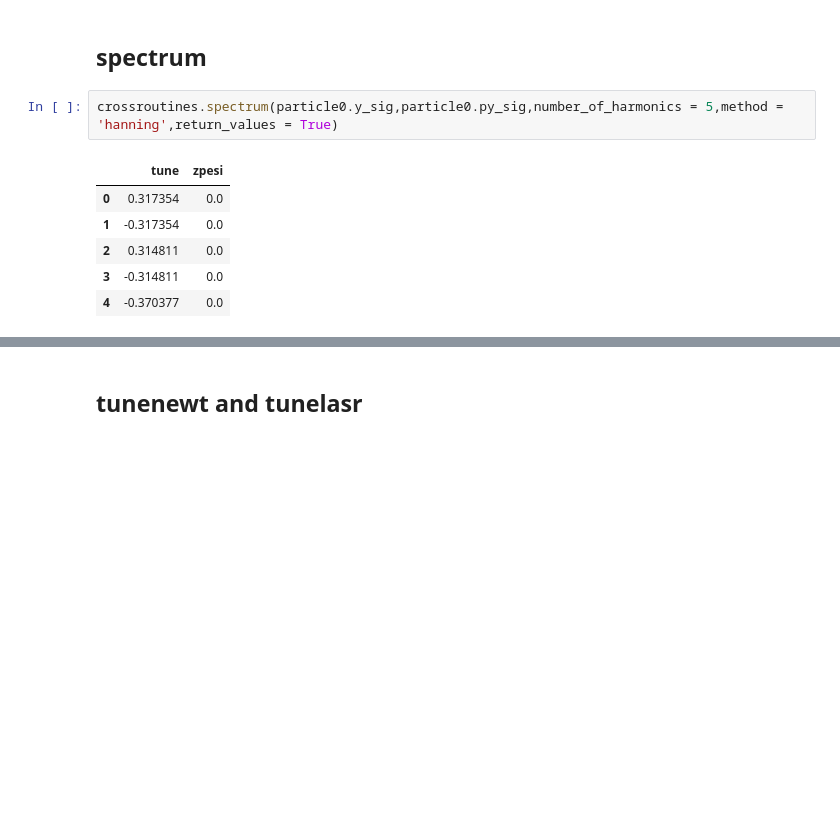
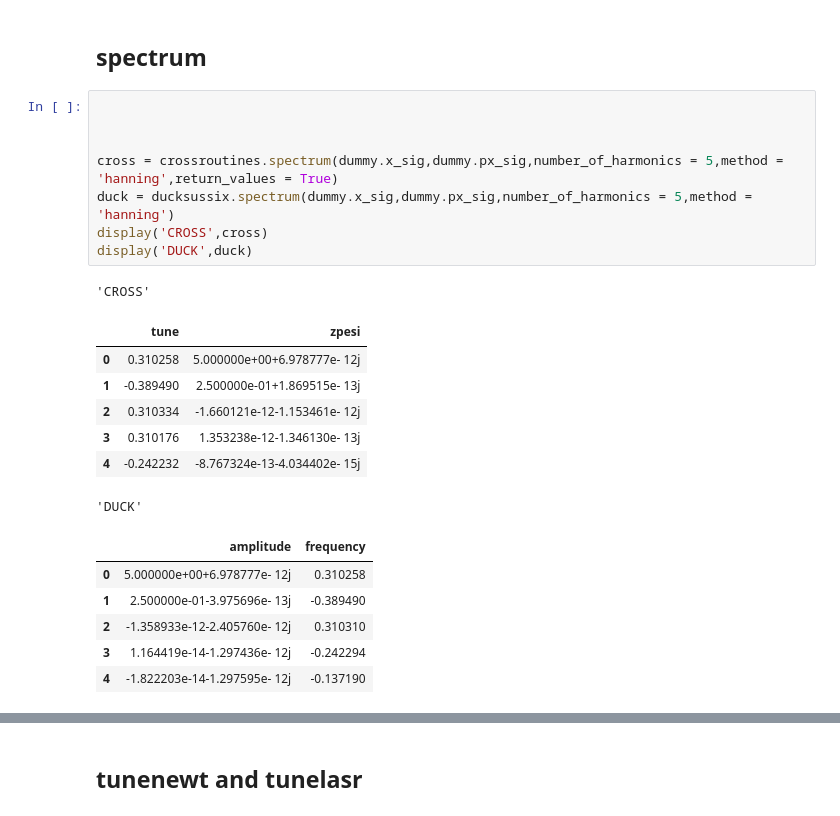
Before and after one commit to pbelange/PySUSSIX, a Jupyter notebook: build_sussix.ipynb, the cells around one changed output, grey strips where cells are left out. Drawn from its saved outputs; the diff is of its cells as text; blank space fills up the shorter version.

```diff
--- a/build_sussix.ipynb
+++ b/build_sussix.ipynb
@@ -166,12 +202,26 @@ df.head(10)
 ---
 # %% [markdown]
 ## spectrum
-# %%
-crossroutines.spectrum(particle0.y_sig,particle0.py_sig,number_of_harmonics = 5,method = 'hanning',return_values = True)
-# %% [output]
-|  | tune | zpesi |
-| 0 | 0.317354 | 0.0 |
-| 1 | -0.317354 | 0.0 |
-| 2 | 0.314811 | 0.0 |
-| 3 | -0.314811 | 0.0 |
-| 4 | -0.370377 | 0.0 |
+# %%
+
+
+
+cross = crossroutines.spectrum(dummy.x_sig,dummy.px_sig,number_of_harmonics = 5,method = 'hanning',return_values = True)
+duck = ducksussix.spectrum(dummy.x_sig,dummy.px_sig,number_of_harmonics = 5,method = 'hanning')
+display('CROSS',cross)
+display('DUCK',duck)
+# %% [output]
+'CROSS'
+|  | tune | zpesi |
+| 0 | 0.310258 | 5.000000e+00+6.978777e- 12j |
+| 1 | -0.389490 | 2.500000e-01+1.869515e- 13j |
+| 2 | 0.310334 | -1.660121e-12-1.153461e- 12j |
+| 3 | 0.310176 | 1.353238e-12-1.346130e- 13j |
+| 4 | -0.242232 | -8.767324e-13-4.034402e- 15j |
+'DUCK'
+|  | amplitude | frequency |
+| 0 | 5.000000e+00+6.978777e- 12j | 0.310258 |
+| 1 | 2.500000e-01-3.975696e- 13j | -0.389490 |
+| 2 | -1.358933e-12-2.405760e- 12j | 0.310310 |
+| 3 | 1.164419e-14-1.297436e- 12j | -0.242294 |
+| 4 | -1.822203e-14-1.297595e- 12j | -0.137190 |
```
Also changed, not shown: parts of 53 cells of this notebook, 4 other files.
